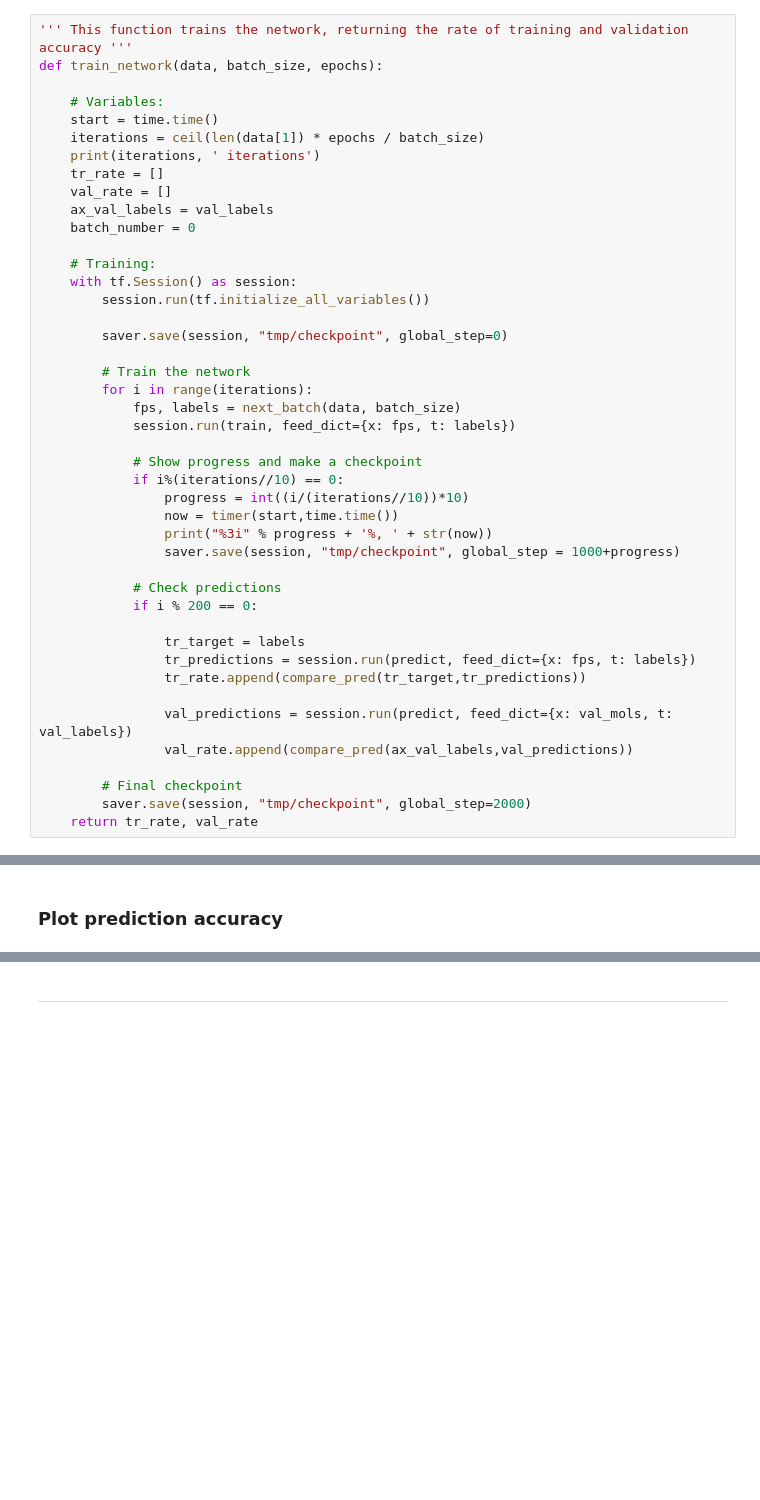
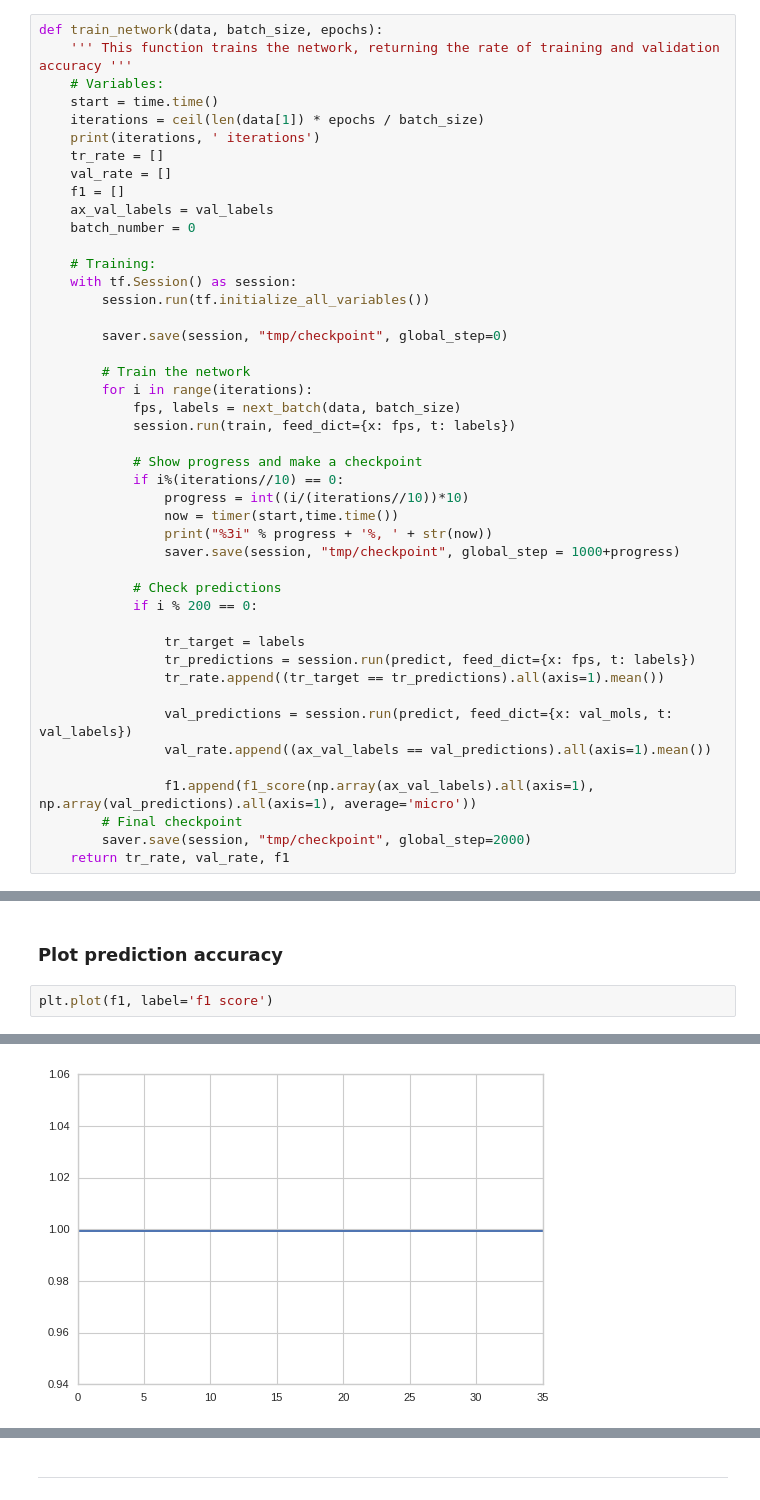
Before and after one commit to Xidron/qSAR-net, a Jupyter notebook: network.ipynb, the cells around one changed output, grey strips where cells are left out. Saved outputs shown, nothing was run; the diff lists cells and outputs as text; blank space fills up the shorter version.

```diff
--- a/network.ipynb
+++ b/network.ipynb
@@ -208,15 +197,15 @@ def timer(start,end):
     minutes, seconds = divmod(rem, 60)
     return "{:0>2}:{:05.2f}".format(int(minutes),seconds)
 # %%
-''' This function trains the network, returning the rate of training and validation accuracy '''
 def train_network(data, batch_size, epochs):
-
+    ''' This function trains the network, returning the rate of training and validation accuracy '''
     # Variables:
     start = time.time()
     iterations = ceil(len(data[1]) * epochs / batch_size)
     print(iterations, ' iterations')
     tr_rate = []
     val_rate = []
+    f1 = []
     ax_val_labels = val_labels
     batch_number = 0
 
@@ -243,14 +232,15 @@ def train_network(data, batch_size, epochs):
 
                 tr_target = labels
                 tr_predictions = session.run(predict, feed_dict={x: fps, t: labels})
-                tr_rate.append(compare_pred(tr_target,tr_predictions))
+                tr_rate.append((tr_target == tr_predictions).all(axis=1).mean())
 
                 val_predictions = session.run(predict, feed_dict={x: val_mols, t: val_labels})
-                val_rate.append(compare_pred(ax_val_labels,val_predictions))
+                val_rate.append((ax_val_labels == val_predictions).all(axis=1).mean())
 
+                f1.append(f1_score(np.array(ax_val_labels).all(axis=1), np.array(val_predictions).all(axis=1), average='micro'))
         # Final checkpoint
         saver.save(session, "tmp/checkpoint", global_step=2000)
-    return tr_rate, val_rate
+    return tr_rate, val_rate, f1
 # %% [markdown]
 ---
 # %% [markdown]
@@ -323,2 +339,5 @@ Wall time: 28.3 s
 # %% [markdown]
 ### Plot prediction accuracy
+# %%
+plt.plot(f1, label='f1 score')
+# %% [output]
@@ -325,3 +345,4 @@ Wall time: 28.3 s
+[figure, added]
 # %%
 plt.plot(tr_rate, label='train')
 plt.plot(val_rate, label='validation')
```
Also changed, not shown: parts of 28 cells of this notebook.
